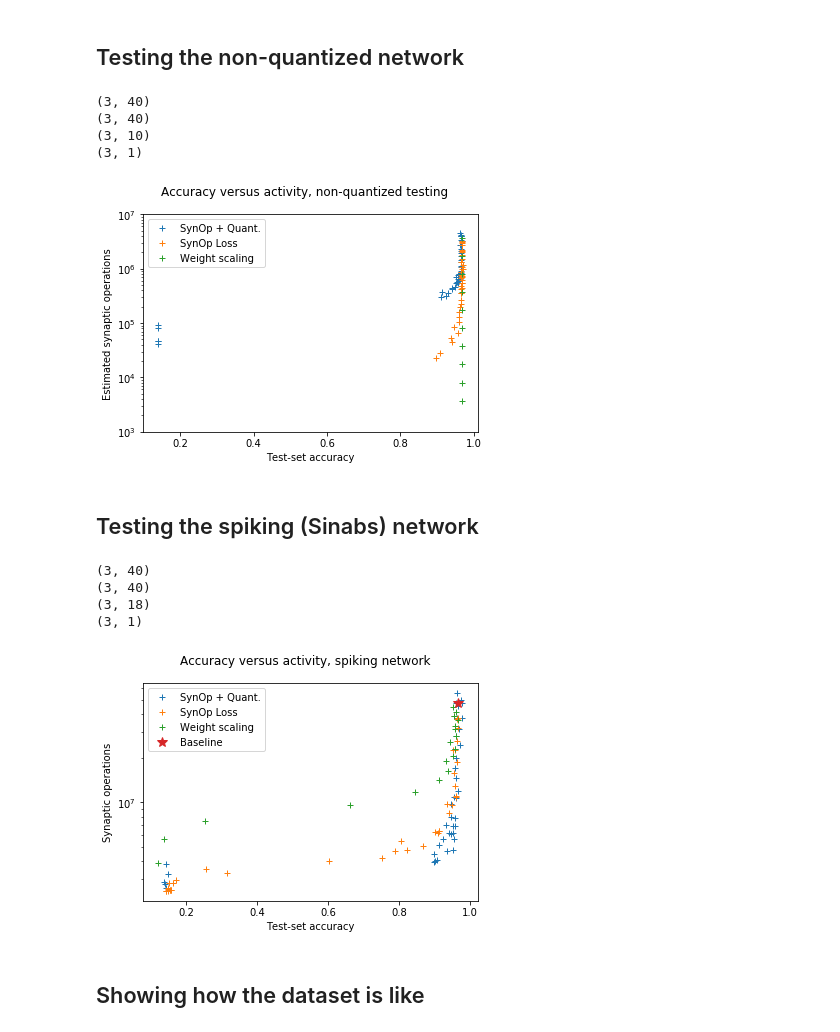
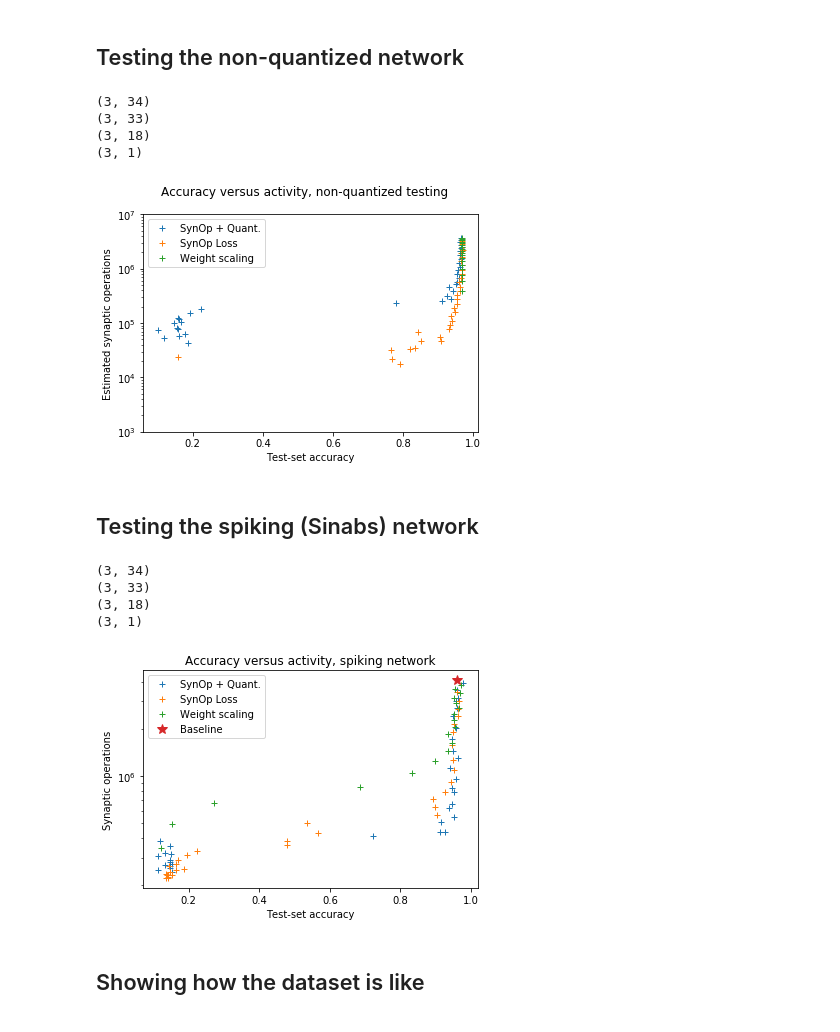
Before and after one commit to fgr1986/synoploss, a Jupyter notebook: scripts/mnist_dvs/GeneratePlots.ipynb, the cells around one changed output. Drawn from its saved outputs; the diff is of its cells as text; code cells hidden in the pictures.

Commit message:
plots with new training runs

```diff
--- a/scripts/mnist_dvs/GeneratePlots.ipynb
+++ b/scripts/mnist_dvs/GeneratePlots.ipynb
@@ -92,16 +92,19 @@ fig.savefig("figures/act-acc.pdf", bbox_inches='tight')
 ### Analyzing the dependence on α
 # %%
 fig, ax = plt.subplots(2, 1, figsize=(5,5), sharex=True)
-for name in ['SynOp Loss', 'SynOp + Quant.']:  # ignore weight scaling and nopenalty
-    ax[0].plot(coefficients[name], activities[name], '+', label=name)
-    ax[1].plot(coefficients[name], accuracies[name], '+')
+ax[1].plot([1e4, 1e6], [1e4, 1e6], 'k', alpha=0.3)
 
-ax[0].set_yscale('log')
-ax[0].set_ylabel('Estimated SynOps')
-ax[1].set_xlabel('SynOpLoss Coefficient α')
-ax[1].set_ylabel('Test-set Accuracy')
-ax[1].set_xscale('log')
-ax[0].legend()
+for name in ['SynOp + Quant.', 'SynOp Loss']:  # ignore weight scaling and nopenalty
+    ax[1].plot(coefficients[name], activities[name], '+', label=name)
+    ax[0].plot(coefficients[name], accuracies[name], '+')
+
+
+ax[1].set_yscale('log')
+ax[1].set_ylabel('Estimated SynOps')
+ax[1].set_xlabel('Target synops')
+ax[0].set_ylabel('Test-set Accuracy')
+ax[0].set_xscale('log')
+ax[1].legend()
 
 fig.tight_layout()
 ax[0].set_title("Model variation with SynOpLoss coefficient")
@@ -140,44 +143,44 @@ ax.set_ylabel("Estimated synaptic operations")
 fig.suptitle("Accuracy versus activity, non-quantized testing");
 fig.savefig("figures/act-acc_no_test_quant.pdf", bbox_inches='tight')
 # %% [output]
-(3, 40)
-(3, 40)
-(3, 10)
+(3, 34)
+(3, 33)
+(3, 18)
 (3, 1)
-[figure, old version]
+[figure, new version]
 # %% [markdown]
 ## Testing the spiking (Sinabs) network
 # %%
 coefficients, activities, accuracies = read_results_files('_spiking')
 
 fig, ax = plt.subplots(1, 1, figsize=(6, 4))
 for i, name in enumerate(coefficients.keys()):  # exclude nopenalty
     if name == 'Baseline': continue
     # First plot
     ax.plot(accuracies[name], activities[name], '+',
              label=name.split('_qtest_True')[0])
 
 # Plot nopenalty (single point)
 ax.plot(accuracies['Baseline'], activities['Baseline'],
         '*', label='Baseline', c='C3', markersize=10)
 
 ax.set_yscale('log')
 # ax.set_ylim([1e3, 1e7])
 ax.legend(loc=0)
 ax.set_xlabel("Test-set accuracy")
 ax.set_ylabel("Synaptic operations")
 
 
 
 # fig.tight_layout()
-fig.suptitle("Accuracy versus activity, spiking network");
+ax.set_title("Accuracy versus activity, spiking network");
 fig.savefig("figures/act-acc_sinabs.pdf", bbox_inches='tight')
 # %% [output]
-(3, 40)
-(3, 40)
+(3, 34)
+(3, 33)
 (3, 18)
 (3, 1)
-[figure, old version]
+[figure, new version]
 # %% [markdown]
 ## Showing how the dataset is like
 # %%
```
Also changed, not shown: parts of 2 cells of this notebook.
